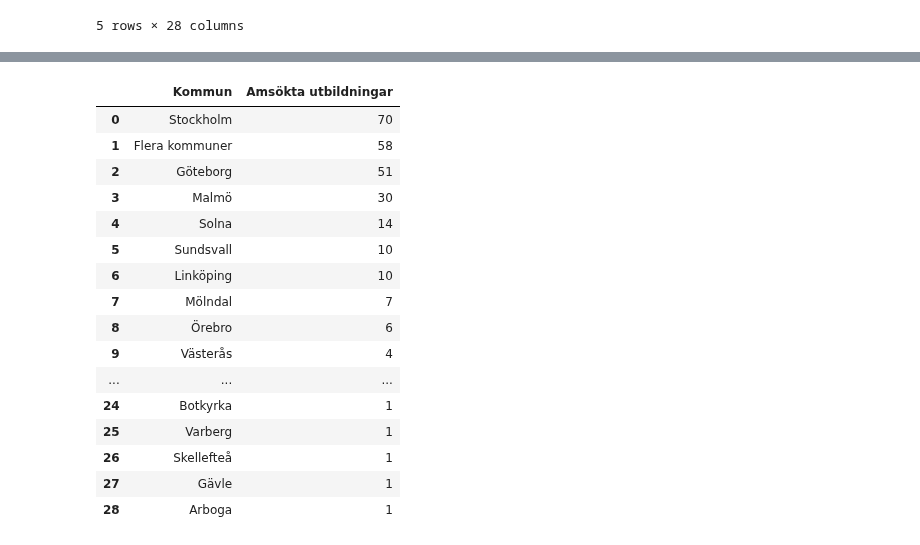
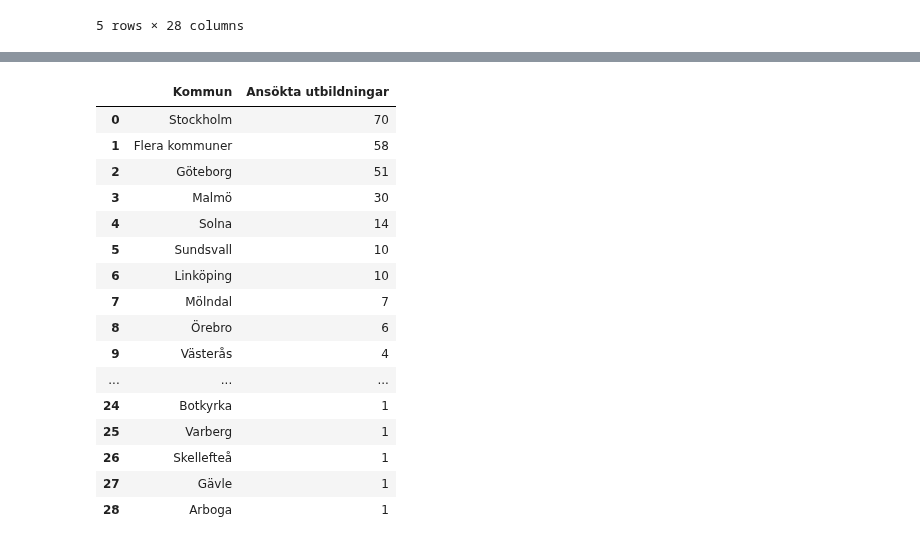
Before and after one commit to johnsandsjo/data-visualisation-john-sandsjo-de24, a Jupyter notebook: codealongs/09_taipy_dashboard/explorations/eda.ipynb, the cells around one changed output, grey strips where cells are left out. Cells and saved outputs as stored; diff of their text form; code cells hidden in the pictures.

```diff
--- a/codealongs/09_taipy_dashboard/explorations/eda.ipynb
+++ b/codealongs/09_taipy_dashboard/explorations/eda.ipynb
@@ -20,8 +32,9 @@ df.head()
 # %%
 #målet är att skapa antalet sökta utbildningar per kommun
-df.query("Utbildningsområde == 'Data/IT'")["Kommun"].value_counts().to_frame().reset_index().rename({"count": "Amsökta utbildningar"}, axis=1)
+educational_area = 'Data/IT'
+df.query("Utbildningsområde == @educational_area")["Kommun"].value_counts().to_frame().reset_index().rename({"count": "Ansökta utbildningar"}, axis=1)
 # %% [output]
-|  | Kommun | Amsökta utbildningar |
+|  | Kommun | Ansökta utbildningar |
 | 0 | Stockholm | 70 |
 | 1 | Flera kommuner | 58 |
 | 2 | Göteborg | 51 |
```
Also changed, not shown: parts of 5 cells of this notebook, 2 other files.
